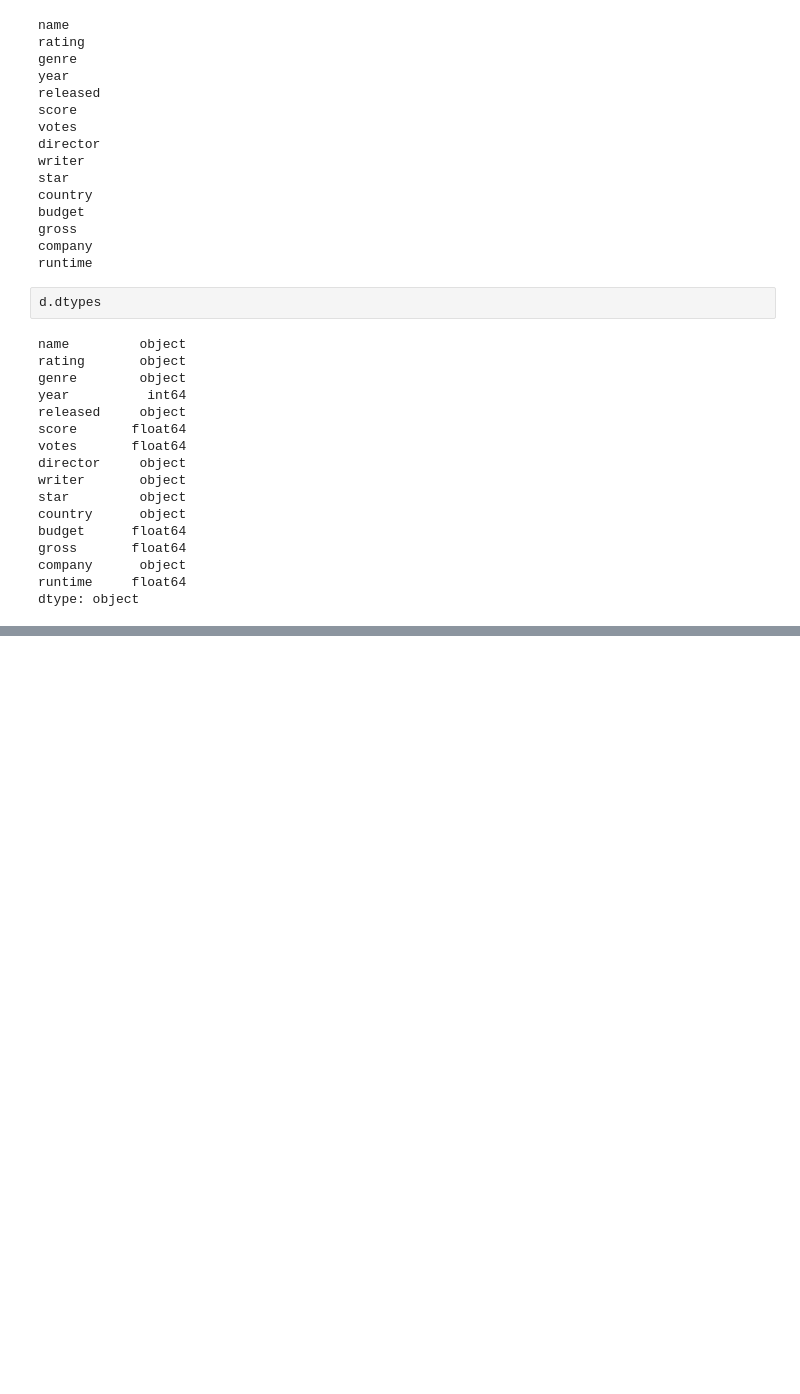
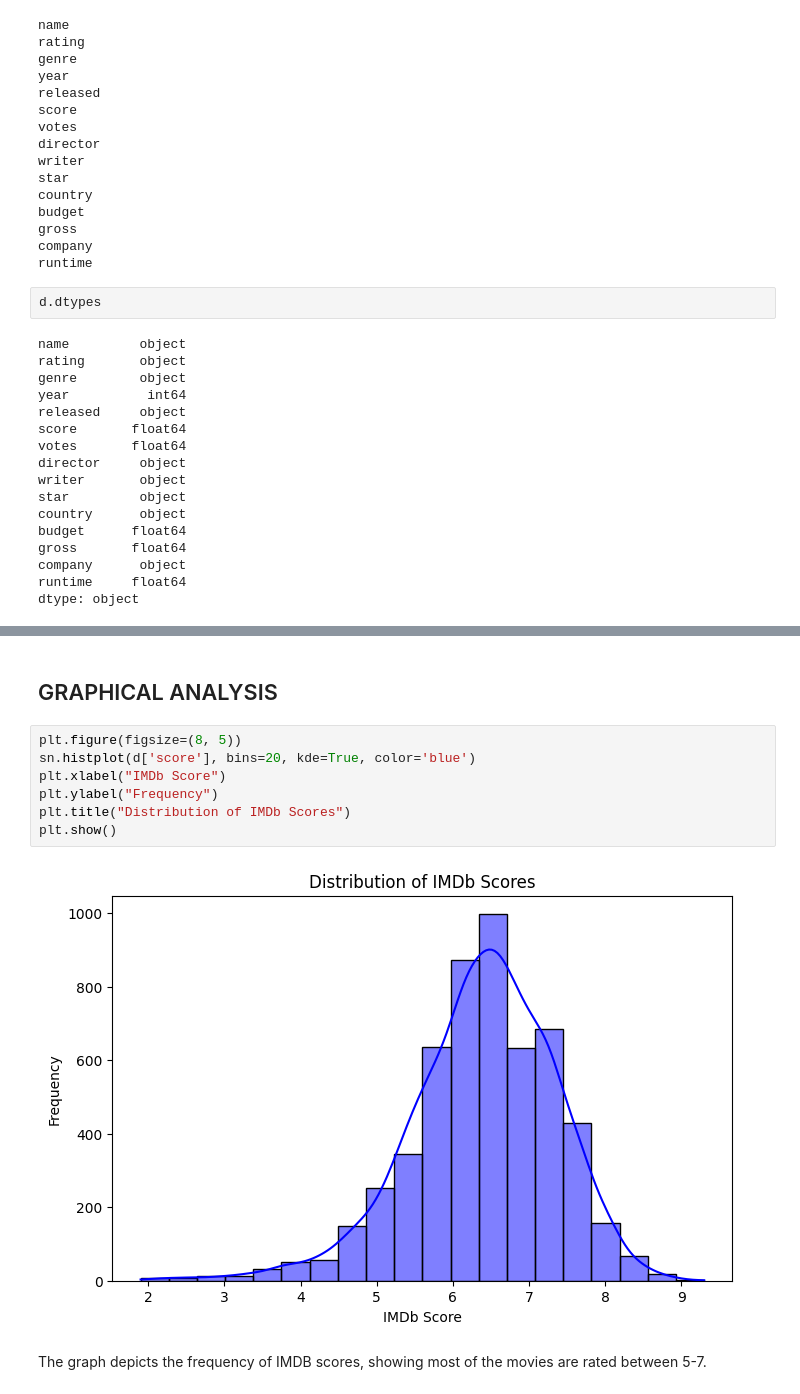
Before and after one commit to Rkunwar25/MovieRatingPredictionModel, a Jupyter notebook: movie_rating.ipynb, the cells around one changed output, grey strips where cells are left out. Cells and saved outputs as stored; diff of their text form; blank space fills up the shorter version.

Commit message:
Updates made : Data Preprocessing and Graphical Analysis

```diff
--- a/movie_rating.ipynb
+++ b/movie_rating.ipynb
@@ -147,0 +185,13 @@ d.shape
+# %% [markdown]
+## GRAPHICAL ANALYSIS
+# %%
+plt.figure(figsize=(8, 5))
+sn.histplot(d['score'], bins=20, kde=True, color='blue')
+plt.xlabel("IMDb Score")
+plt.ylabel("Frequency")
+plt.title("Distribution of IMDb Scores")
+plt.show()
+# %% [output]
+[figure, added]
+# %% [markdown]
+The graph depicts the frequency of IMDB scores, showing most of the movies are rated between 5-7.
```
Also changed, not shown: parts of 5 cells of this notebook.
